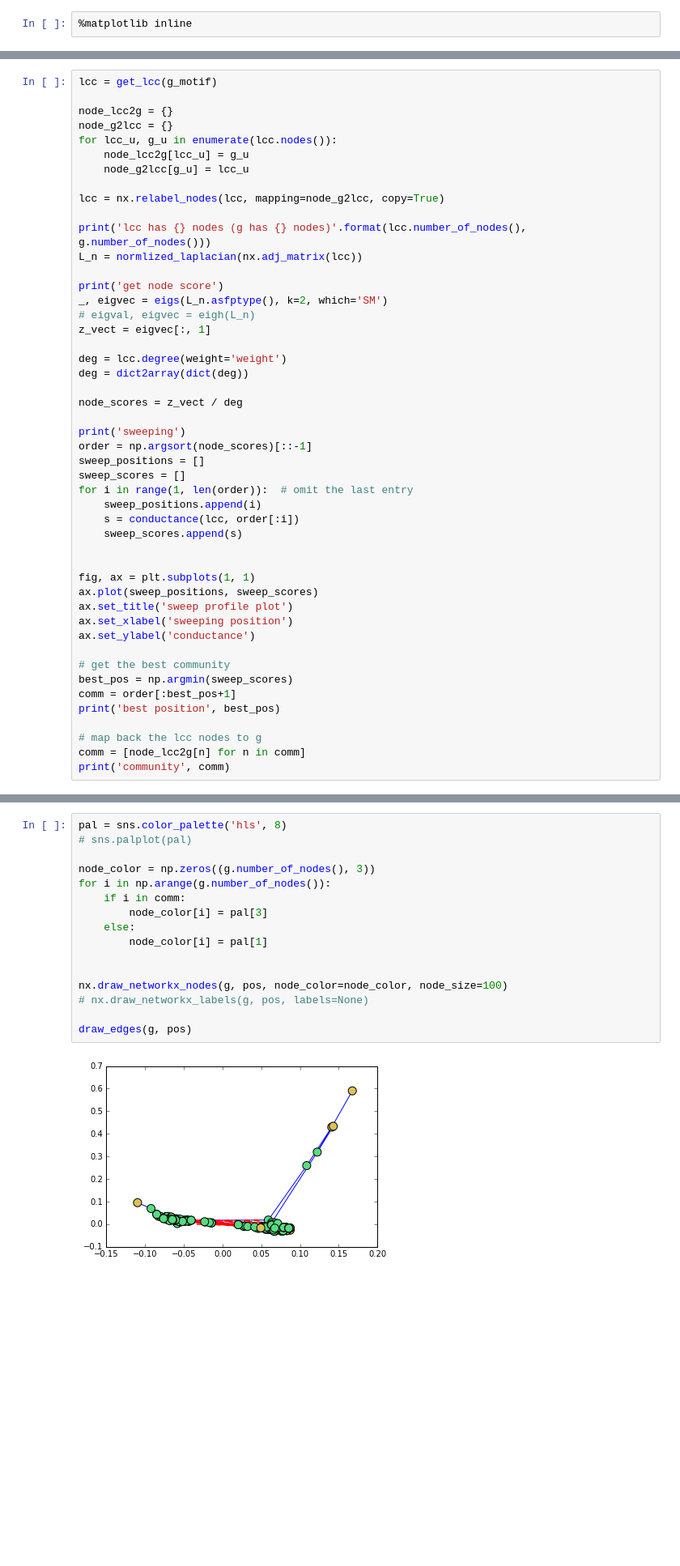
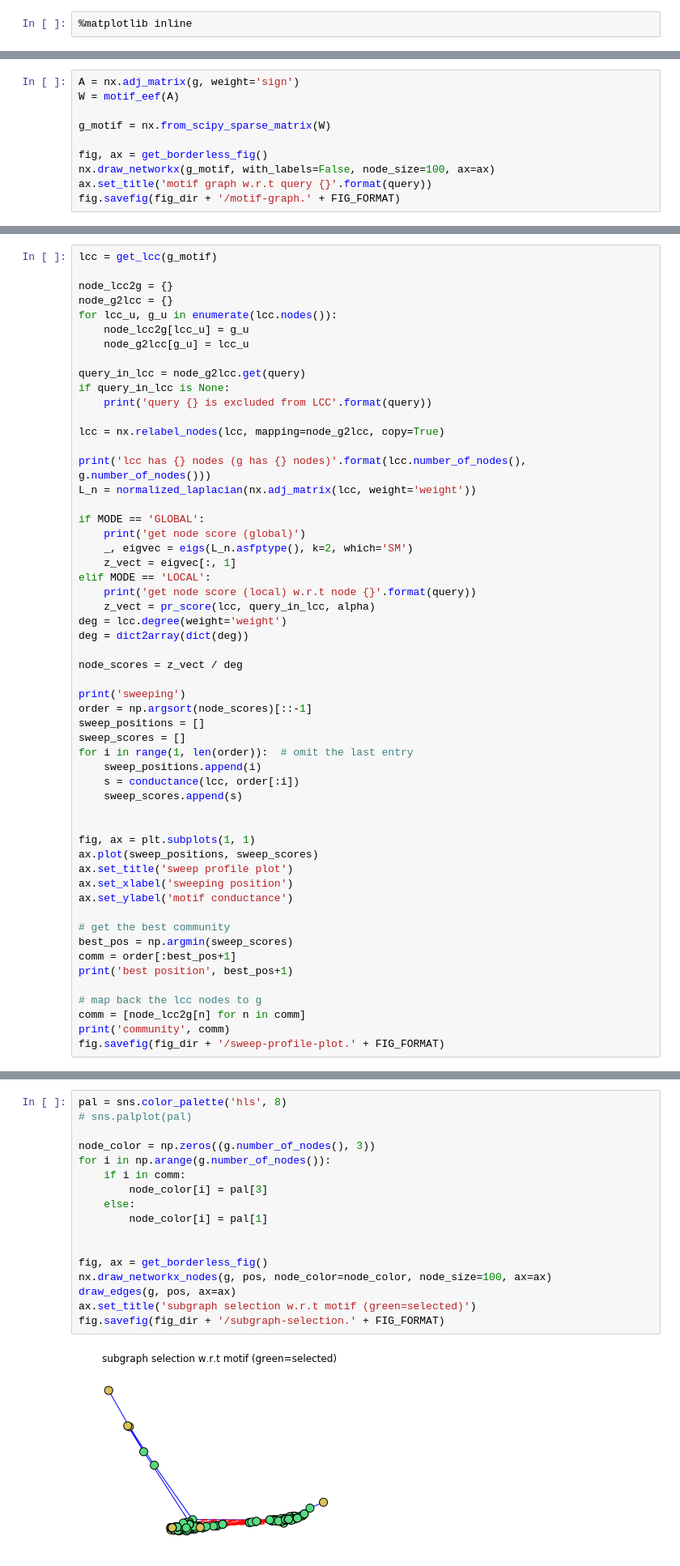
Before and after one commit to xiaohan2012/signed-local-community, a Jupyter notebook: motif-clustering.ipynb, the cells around one changed output, grey strips where cells are left out. Shown at 81% size. Drawn from its saved outputs; the diff is of its cells as text; blank space fills up the shorter version.

Commit message:
demo plots on motif clustering

```diff
--- a/motif-clustering.ipynb
+++ b/motif-clustering.ipynb
@@ -145,0 +51,10 @@ def signed_group_conductance(g, groups, verbose=0):
+# %%
+A = nx.adj_matrix(g, weight='sign')
+W = motif_eef(A)
+
+g_motif = nx.from_scipy_sparse_matrix(W)
+
+fig, ax = get_borderless_fig()
+nx.draw_networkx(g_motif, with_labels=False, node_size=100, ax=ax)
+ax.set_title('motif graph w.r.t query {}'.format(query))
+fig.savefig(fig_dir + '/motif-graph.' + FIG_FORMAT)
@@ -152,16 +69,22 @@ for lcc_u, g_u in enumerate(lcc.nodes()):
     node_lcc2g[lcc_u] = g_u
     node_g2lcc[g_u] = lcc_u
 
+query_in_lcc = node_g2lcc.get(query)
+if query_in_lcc is None:
+    print('query {} is excluded from LCC'.format(query))
+
 lcc = nx.relabel_nodes(lcc, mapping=node_g2lcc, copy=True)
 
 print('lcc has {} nodes (g has {} nodes)'.format(lcc.number_of_nodes(), g.number_of_nodes()))
-L_n = normlized_laplacian(nx.adj_matrix(lcc))
+L_n = normalized_laplacian(nx.adj_matrix(lcc, weight='weight'))
 
-print('get node score')
-_, eigvec = eigs(L_n.asfptype(), k=2, which='SM')
-# eigval, eigvec = eigh(L_n)
-z_vect = eigvec[:, 1]
-
+if MODE == 'GLOBAL':
+    print('get node score (global)')
+    _, eigvec = eigs(L_n.asfptype(), k=2, which='SM')
+    z_vect = eigvec[:, 1]
+elif MODE == 'LOCAL':
+    print('get node score (local) w.r.t node {}'.format(query))
+    z_vect = pr_score(lcc, query_in_lcc, alpha)
 deg = lcc.degree(weight='weight')
 deg = dict2array(dict(deg))
 
@@ -181,15 +104,16 @@ fig, ax = plt.subplots(1, 1)
 ax.plot(sweep_positions, sweep_scores)
 ax.set_title('sweep profile plot')
 ax.set_xlabel('sweeping position')
-ax.set_ylabel('conductance')
+ax.set_ylabel('motif conductance')
 
 # get the best community
 best_pos = np.argmin(sweep_scores)
 comm = order[:best_pos+1]
-print('best position', best_pos)
+print('best position', best_pos+1)
 
 # map back the lcc nodes to g
 comm = [node_lcc2g[n] for n in comm]
 print('community', comm)
+fig.savefig(fig_dir + '/sweep-profile-plot.' + FIG_FORMAT)
 # %% [output]
 lcc has 212 nodes (g has 219 nodes)
@@ -201,21 +125,22 @@ community [88, 29, 32, 31, 102, 100, 51, 214, 212, 216, 215, 197, 206, 207, 175,
 # %%
 pal = sns.color_palette('hls', 8)
 # sns.palplot(pal)
 
 node_color = np.zeros((g.number_of_nodes(), 3))
 for i in np.arange(g.number_of_nodes()):
     if i in comm:
         node_color[i] = pal[3]
     else:
         node_color[i] = pal[1]
 
 
-nx.draw_networkx_nodes(g, pos, node_color=node_color, node_size=100)
-# nx.draw_networkx_labels(g, pos, labels=None)
-
-draw_edges(g, pos)
+fig, ax = get_borderless_fig()
+nx.draw_networkx_nodes(g, pos, node_color=node_color, node_size=100, ax=ax)
+draw_edges(g, pos, ax=ax)
+ax.set_title('subgraph selection w.r.t motif (green=selected)')
+fig.savefig(fig_dir + '/subgraph-selection.' + FIG_FORMAT)
 # %% [output]
-[figure, old version]
+[figure, new version]
 # %%
 subg = g.subgraph(comm)
 subg = nx.convert_node_labels_to_integers(subg)
```
Also changed, not shown: parts of 15 cells of this notebook, 1 other file.
